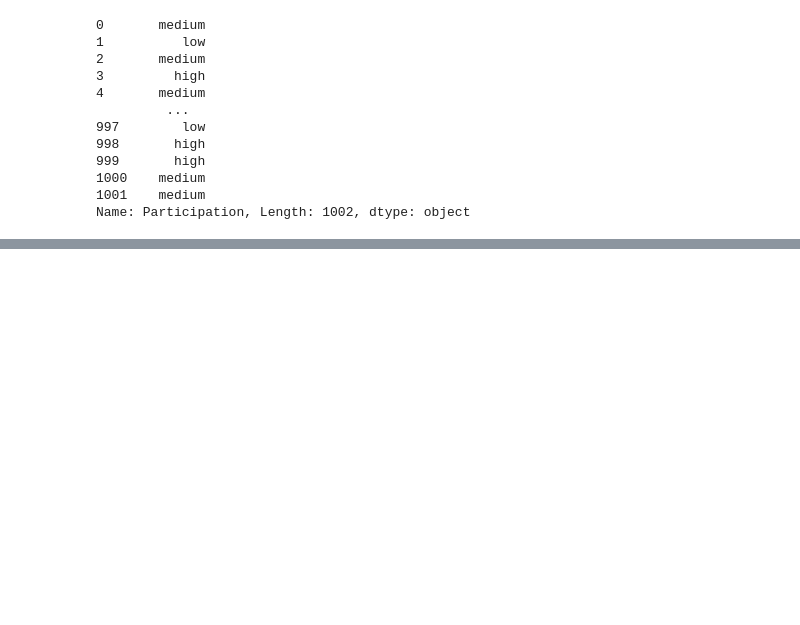
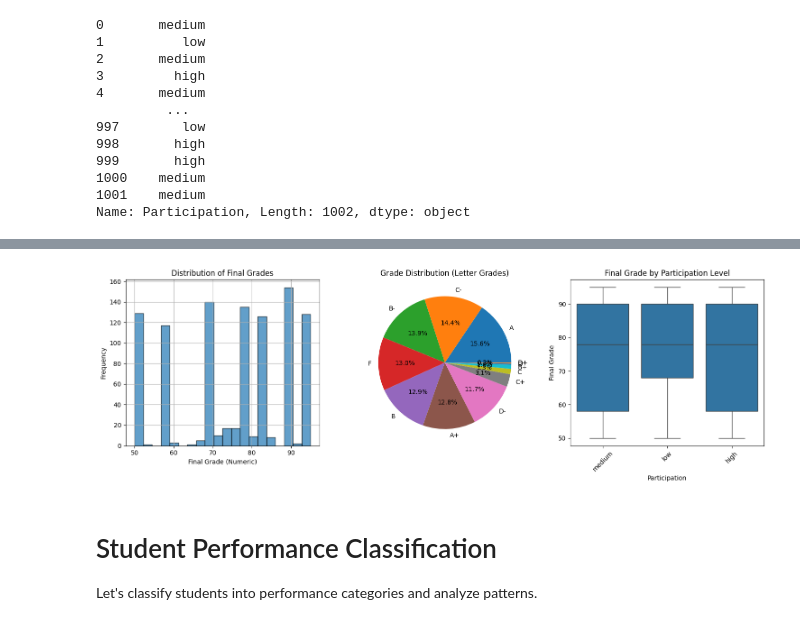
Before and after one commit to Meraj2349/JupyterProject, a Jupyter notebook: classify_student_performance.ipynb, the cells around one changed output, grey strips where cells are left out. Cells and saved outputs as stored; diff of their text form; code cells hidden in the pictures; blank space fills up the shorter version.

```diff
--- a/classify_student_performance.ipynb
+++ b/classify_student_performance.ipynb
@@ -249,0 +510,27 @@ Name: Participation, Length: 1002, dtype: object
+# %%
+# Grade distribution analysis
+plt.figure(figsize=(15, 5))
+
+plt.subplot(1, 3, 1)
+students_data['Final Grade'].hist(bins=20, alpha=0.7, edgecolor='black')
+plt.xlabel('Final Grade (Numeric)')
+plt.ylabel('Frequency')
+plt.title('Distribution of Final Grades')
+
+plt.subplot(1, 3, 2)
+grade_counts = students_data['Final Grade Letter'].value_counts()
+plt.pie(grade_counts.values, labels=grade_counts.index, autopct='%1.1f%%')
+plt.title('Grade Distribution (Letter Grades)')
+
+plt.subplot(1, 3, 3)
+sns.boxplot(data=students_data, x='Participation', y='Final Grade')
+plt.title('Final Grade by Participation Level')
+plt.xticks(rotation=45)
+
+plt.tight_layout()
+plt.show()
+# %% [output]
+[figure, added]
+# %% [markdown]
+# Student Performance Classification
+Let's classify students into performance categories and analyze patterns.
```
Also changed, not shown: parts of 40 cells of this notebook, 5 other files.
